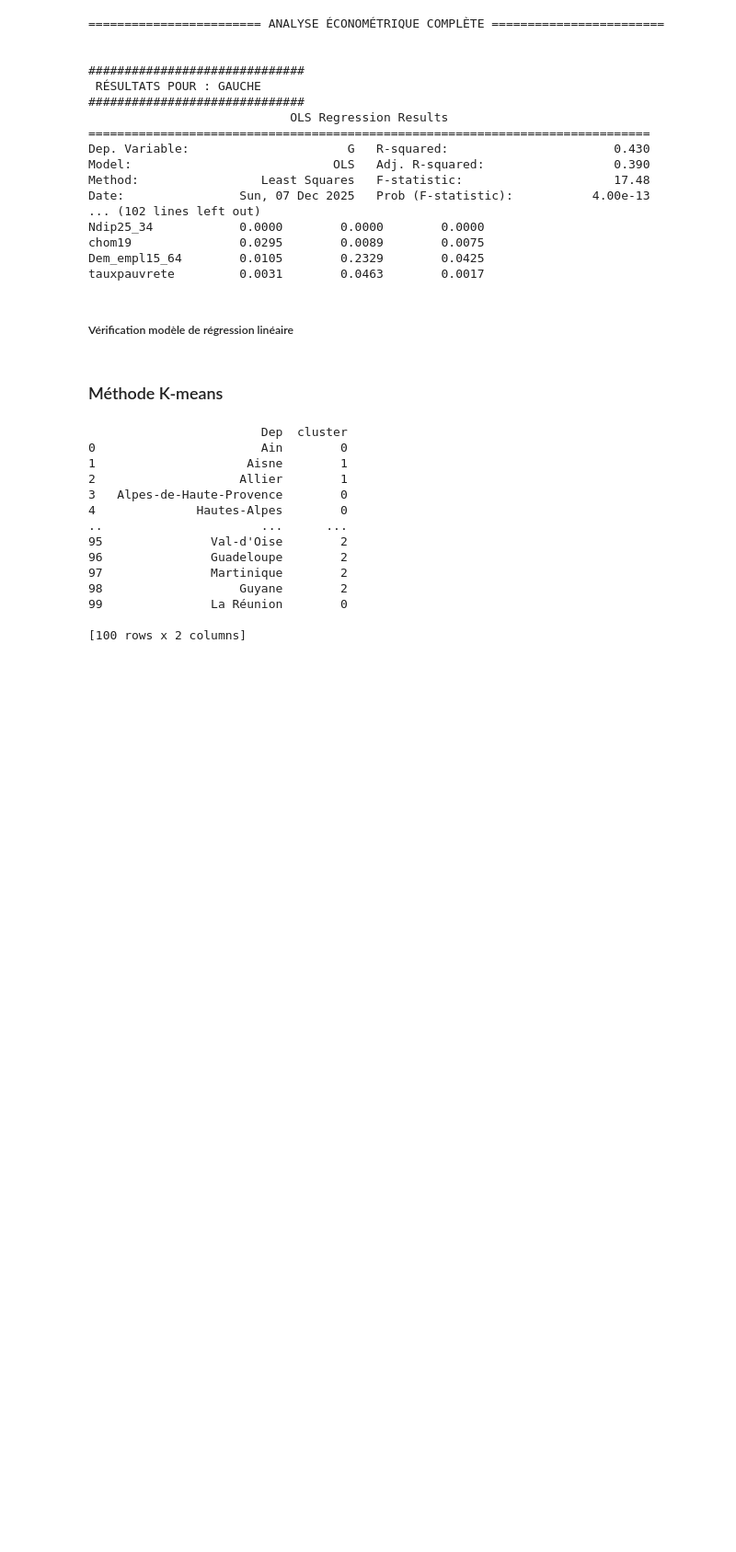
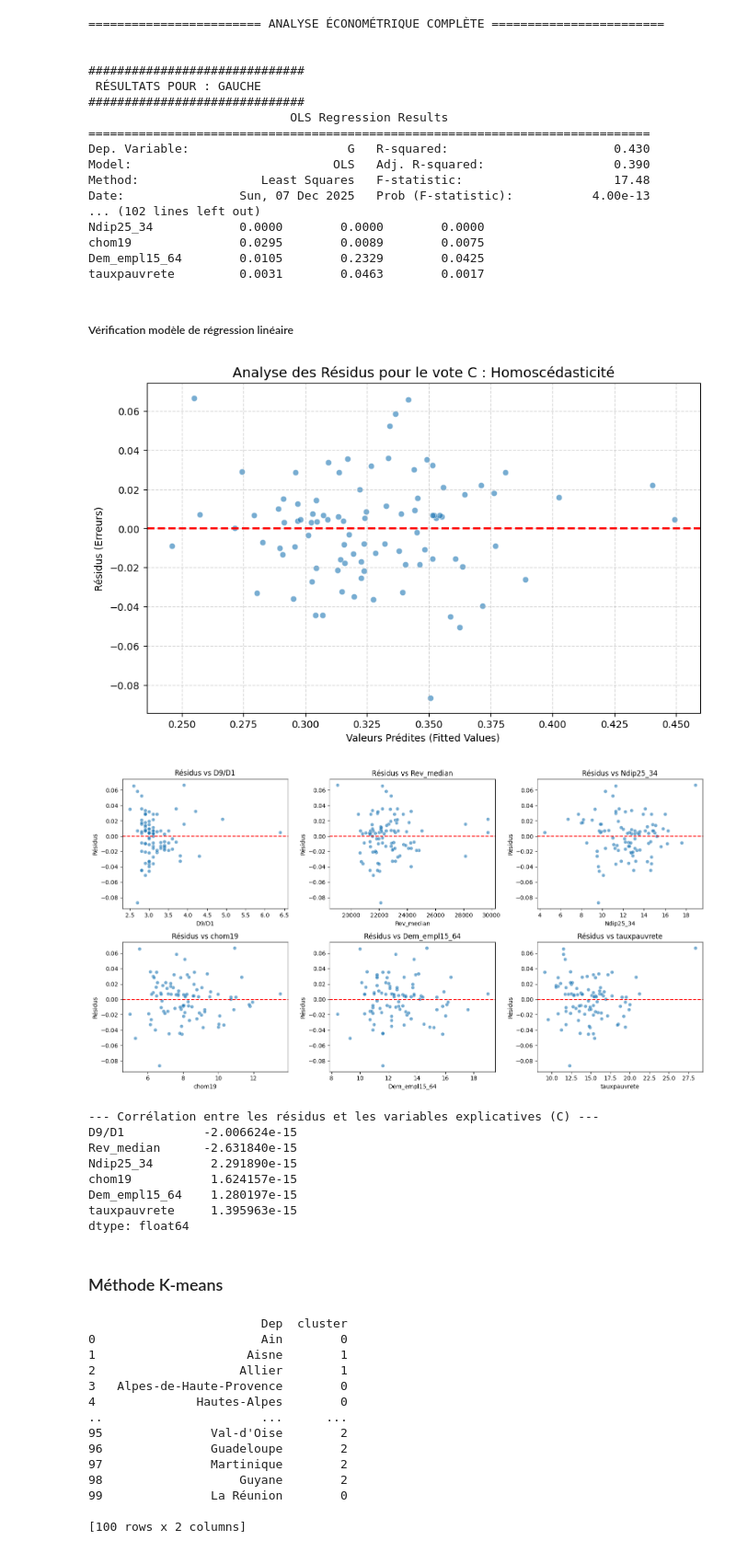
Before and after one commit to zuulaika/Projet-python, a Jupyter notebook: modelistion.ipynb, the cells around one changed output. Shown at 92% size. Drawn from its saved outputs; the diff is of its cells as text; code cells hidden in the pictures; blank space fills up the shorter version.

Commit message:
verification de la validité de la regression

```diff
--- a/modelistion.ipynb
+++ b/modelistion.ipynb
@@ -96,6 +99,85 @@ Dem_empl15_64        0.0105        0.2329        0.0425
 tauxpauvrete         0.0031        0.0463        0.0017
 # %% [markdown]
 ##### Vérification modèle de régression linéaire
+# %%
+# --- (On reprend ton df et le modèle précédent) ---
+# Je simule un contexte où le modèle 'results' est déjà entraîné sur le 'Centre' (C) par exemple.
+# Assure-toi d'avoir lancé le bloc de code précédent avant celui-ci.
+
+# Exemple pour le parti du CENTRE (ou change pour G ou D)
+target_col = 'C'
+y = df[target_col]
+# On refit le modèle pour être sûr d'avoir l'objet 'results'
+model = sm.OLS(y, X_final)
+try:
+    results = model.fit(cov_type='HC1')
+
+    # Récupération des résidus et des prédictions
+    residus = results.resid
+    predictions = results.fittedvalues
+
+    # ==============================================================================
+    # 1. GRAPHE GLOBAL : RÉSIDUS vs VALEURS PRÉDITES (Fitted Values)
+    # ==============================================================================
+    plt.figure(figsize=(10, 6))
+    sns.scatterplot(x=predictions, y=residus, alpha=0.6)
+    plt.axhline(0, color='red', linestyle='--', lw=2) # Ligne zéro
+    plt.title(f'Analyse des Résidus pour le vote {target_col} : Homoscédasticité', fontsize=14)
+    plt.xlabel('Valeurs Prédites (Fitted Values)')
+    plt.ylabel('Résidus (Erreurs)')
+    plt.grid(True, linestyle='--', alpha=0.5)
+    plt.show()
+
+    # ==============================================================================
+    # 2. CHECK DÉTAILLÉ : RÉSIDUS vs VARIABLES EXPLICATIVES
+    # ==============================================================================
+    # On vérifie si une variable explicative contient encore de l'info non capturée (forme courbe, etc.)
+
+    # On prend les variables principales (excluant la constante)
+    vars_to_check = features_cols
+
+    # Création d'une grille de graphiques
+    n_cols = 3
+    n_rows = (len(vars_to_check) + n_cols - 1) // n_cols
+
+    fig, axes = plt.subplots(n_rows, n_cols, figsize=(15, 4 * n_rows))
+    axes = axes.flatten() # Aplatir pour itérer facilement
+
+    for i, col_name in enumerate(vars_to_check):
+        sns.scatterplot(x=df[col_name], y=residus, ax=axes[i], alpha=0.6)
+        axes[i].axhline(0, color='red', linestyle='--', lw=1.5)
+        axes[i].set_title(f'Résidus vs {col_name}')
+        axes[i].set_ylabel('Résidus')
+        axes[i].set_xlabel(col_name)
+
+    # Supprimer les graphiques vides s'il y en a
+    for j in range(i + 1, len(axes)):
+        fig.delaxes(axes[j])
+
+    plt.tight_layout()
+    plt.show()
+
+    # ==============================================================================
+    # 3. VERIFICATION MATHÉMATIQUE (CORRÉLATION)
+    # ==============================================================================
+    print(f"--- Corrélation entre les résidus et les variables explicatives ({target_col}) ---")
+    # On s'attend à des valeurs très proches de 0 (ex: 1e-10) par construction OLS
+    correlation_check = df[features_cols].apply(lambda x: x.corr(residus))
+    print(correlation_check)
+
+except Exception as e:
+    print(f"Erreur (probablement due au manque de données dans l'échantillon test) : {e}")
+# %% [output]
+[figure, added]
+[figure, added]
+--- Corrélation entre les résidus et les variables explicatives (C) ---
+D9/D1           -2.006624e-15
+Rev_median      -2.631840e-15
+Ndip25_34        2.291890e-15
+chom19           1.624157e-15
+Dem_empl15_64    1.280197e-15
+tauxpauvrete     1.395963e-15
+dtype: float64
 # %% [markdown]
 ### Méthode K-means
 # %%
```
Also changed, not shown: parts of 1 cell of this notebook.
